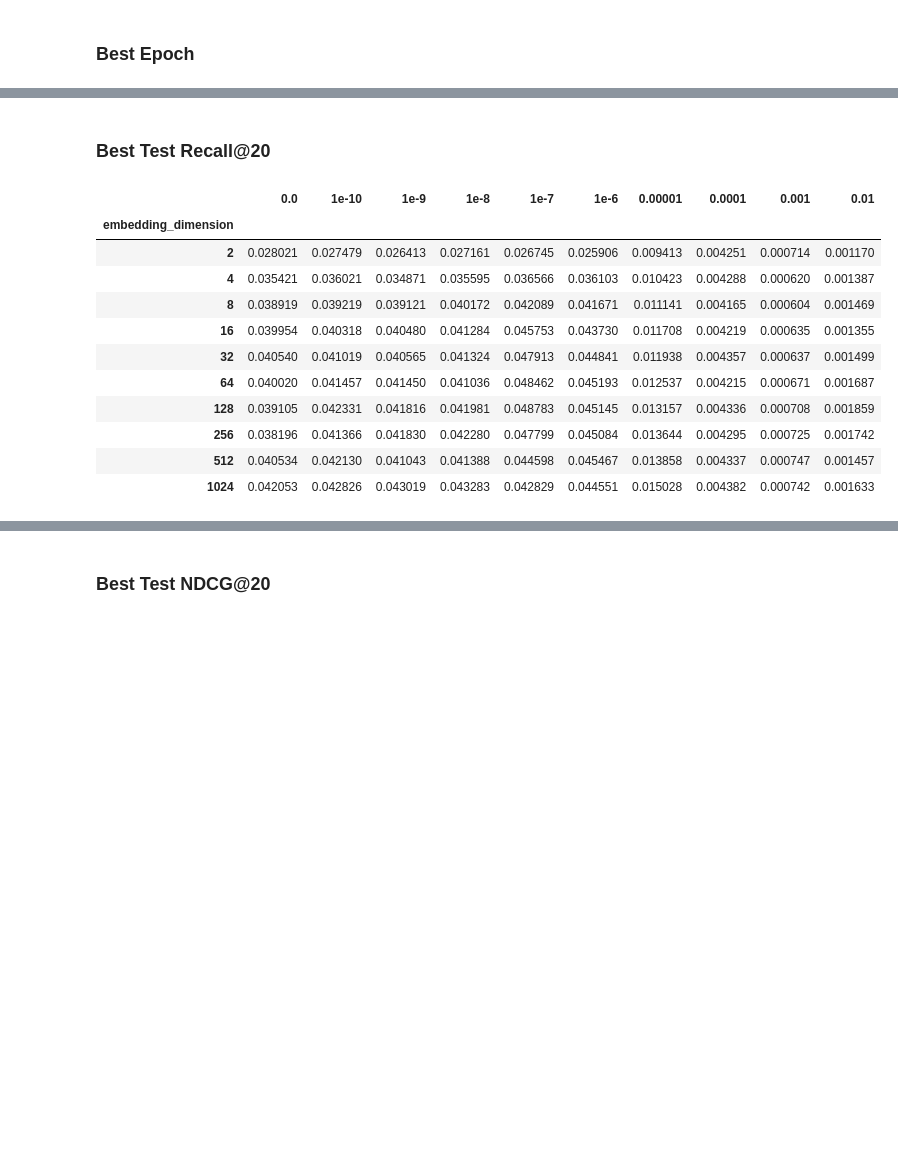
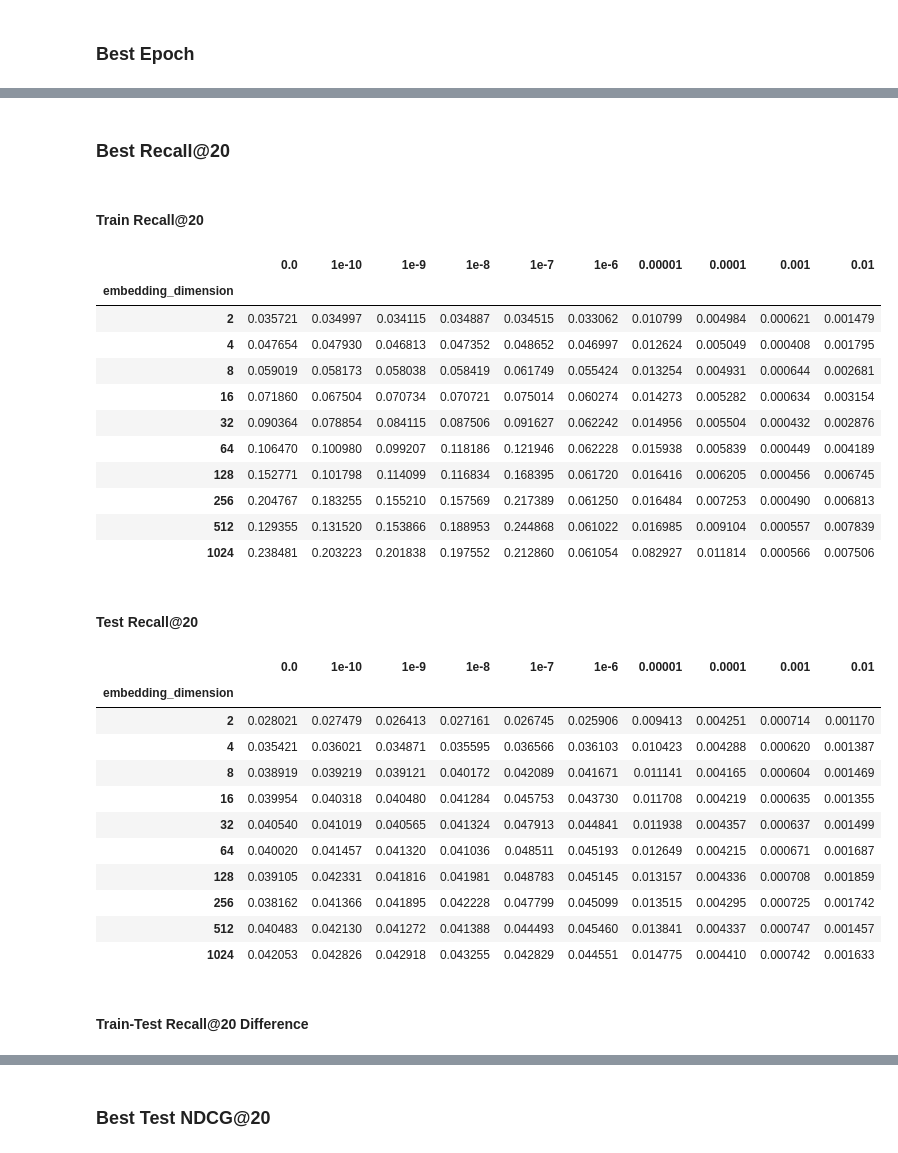
Before and after one commit to chaald/peppermint-matrix, a Jupyter notebook: notebooks/parameter_analysis/mf:regularization.ipynb, the cells around one changed output, grey strips where cells are left out. Saved outputs shown, nothing was run; the diff lists cells and outputs as text; code cells hidden in the pictures; blank space fills up the shorter version.

```diff
--- a/notebooks/parameter_analysis/mf:regularization.ipynb
+++ b/notebooks/parameter_analysis/mf:regularization.ipynb
@@ -316,6 +628,8 @@ experiment_summary = experiment_runs.filter(
     pl.col("best:epoch/epoch").mean(),
     pl.col("best:epoch/test_recall@10").mean(),
     pl.col("best:epoch/test_ndcg@10").mean(),
+    pl.col("best:epoch/train_recall@20").mean(),
+    pl.col("best:epoch/train_ndcg@20").mean(),
     pl.col("best:epoch/test_recall@20").mean(),
     pl.col("best:epoch/test_ndcg@20").mean(),
 ).sort("embedding_dimension", "l2_regularization")
@@ -371,26 +685,59 @@ shape: (10, 11)
 # %% [markdown]
-### Best Test Recall@20
+### Best Recall@20
 # %%
-(
+train_recall = (
+        experiment_summary[["embedding_dimension", "l2_regularization", "best:epoch/train_recall@20"]].pivot(
+        values=["best:epoch/train_recall@20"],
+        index="embedding_dimension",
+        on="l2_regularization"
+    )
+    .to_pandas()
+    .set_index("embedding_dimension")
+)
+
+test_recall = (
     experiment_summary[["embedding_dimension", "l2_regularization", "best:epoch/test_recall@20"]].pivot(
         values=["best:epoch/test_recall@20"],
         index="embedding_dimension",
         on="l2_regularization"
     )
     .to_pandas()
     .set_index("embedding_dimension")
-    .style.background_gradient(cmap="RdYlGn", axis=None)
 )
+
+display(Markdown("#### Train Recall@20"))
+display(train_recall.style.background_gradient(cmap="RdYlGn", axis=None))
+
+display(Markdown("#### Test Recall@20"))
+display(test_recall.style.background_gradient(cmap="RdYlGn", axis=None))
+
+display(Markdown("#### Train-Test Recall@20 Difference"))
+display((train_recall - test_recall).style.background_gradient(cmap="RdYlGn_r", axis=None))
 # %% [output]
+#### Train Recall@20
 |  | 0.0 | 1e-10 | 1e-9 | 1e-8 | 1e-7 | 1e-6 | 0.00001 | 0.0001 | 0.001 | 0.01 |
 | embedding_dimension |  |  |  |  |  |  |  |  |  |  |
-| 2 | 0.028021 | 0.027479 | 0.026413 | 0.027161 | 0.026745 | 0.025906 | 0.009413 | 0.004251 | 0.000714 | 0.001170 |
-| 4 | 0.035421 | 0.036021 | 0.034871 | 0.035595 | 0.036566 | 0.036103 | 0.010423 | 0.004288 | 0.000620 | 0.001387 |
-| 8 | 0.038919 | 0.039219 | 0.039121 | 0.040172 | 0.042089 | 0.041671 | 0.011141 | 0.004165 | 0.000604 | 0.001469 |
-| 16 | 0.039954 | 0.040318 | 0.040480 | 0.041284 | 0.045753 | 0.043730 | 0.011708 | 0.004219 | 0.000635 | 0.001355 |
-| 32 | 0.040540 | 0.041019 | 0.040565 | 0.041324 | 0.047913 | 0.044841 | 0.011938 | 0.004357 | 0.000637 | 0.001499 |
-| 64 | 0.040020 | 0.041457 | 0.041450 | 0.041036 | 0.048462 | 0.045193 | 0.012537 | 0.004215 | 0.000671 | 0.001687 |
-| 128 | 0.039105 | 0.042331 | 0.041816 | 0.041981 | 0.048783 | 0.045145 | 0.013157 | 0.004336 | 0.000708 | 0.001859 |
-| 256 | 0.038196 | 0.041366 | 0.041830 | 0.042280 | 0.047799 | 0.045084 | 0.013644 | 0.004295 | 0.000725 | 0.001742 |
-| 512 | 0.040534 | 0.042130 | 0.041043 | 0.041388 | 0.044598 | 0.045467 | 0.013858 | 0.004337 | 0.000747 | 0.001457 |
-| 1024 | 0.042053 | 0.042826 | 0.043019 | 0.043283 | 0.042829 | 0.044551 | 0.015028 | 0.004382 | 0.000742 | 0.001633 |
+| 2 | 0.035721 | 0.034997 | 0.034115 | 0.034887 | 0.034515 | 0.033062 | 0.010799 | 0.004984 | 0.000621 | 0.001479 |
+| 4 | 0.047654 | 0.047930 | 0.046813 | 0.047352 | 0.048652 | 0.046997 | 0.012624 | 0.005049 | 0.000408 | 0.001795 |
+| 8 | 0.059019 | 0.058173 | 0.058038 | 0.058419 | 0.061749 | 0.055424 | 0.013254 | 0.004931 | 0.000644 | 0.002681 |
+| 16 | 0.071860 | 0.067504 | 0.070734 | 0.070721 | 0.075014 | 0.060274 | 0.014273 | 0.005282 | 0.000634 | 0.003154 |
+| 32 | 0.090364 | 0.078854 | 0.084115 | 0.087506 | 0.091627 | 0.062242 | 0.014956 | 0.005504 | 0.000432 | 0.002876 |
+| 64 | 0.106470 | 0.100980 | 0.099207 | 0.118186 | 0.121946 | 0.062228 | 0.015938 | 0.005839 | 0.000449 | 0.004189 |
+| 128 | 0.152771 | 0.101798 | 0.114099 | 0.116834 | 0.168395 | 0.061720 | 0.016416 | 0.006205 | 0.000456 | 0.006745 |
+| 256 | 0.204767 | 0.183255 | 0.155210 | 0.157569 | 0.217389 | 0.061250 | 0.016484 | 0.007253 | 0.000490 | 0.006813 |
+| 512 | 0.129355 | 0.131520 | 0.153866 | 0.188953 | 0.244868 | 0.061022 | 0.016985 | 0.009104 | 0.000557 | 0.007839 |
+| 1024 | 0.238481 | 0.203223 | 0.201838 | 0.197552 | 0.212860 | 0.061054 | 0.082927 | 0.011814 | 0.000566 | 0.007506 |
+#### Test Recall@20
+|  | 0.0 | 1e-10 | 1e-9 | 1e-8 | 1e-7 | 1e-6 | 0.00001 | 0.0001 | 0.001 | 0.01 |
+| embedding_dimension |  |  |  |  |  |  |  |  |  |  |
+| 2 | 0.028021 | 0.027479 | 0.026413 | 0.027161 | 0.026745 | 0.025906 | 0.009413 | 0.004251 | 0.000714 | 0.001170 |
+| 4 | 0.035421 | 0.036021 | 0.034871 | 0.035595 | 0.036566 | 0.036103 | 0.010423 | 0.004288 | 0.000620 | 0.001387 |
+| 8 | 0.038919 | 0.039219 | 0.039121 | 0.040172 | 0.042089 | 0.041671 | 0.011141 | 0.004165 | 0.000604 | 0.001469 |
+| 16 | 0.039954 | 0.040318 | 0.040480 | 0.041284 | 0.045753 | 0.043730 | 0.011708 | 0.004219 | 0.000635 | 0.001355 |
+| 32 | 0.040540 | 0.041019 | 0.040565 | 0.041324 | 0.047913 | 0.044841 | 0.011938 | 0.004357 | 0.000637 | 0.001499 |
+| 64 | 0.040020 | 0.041457 | 0.041320 | 0.041036 | 0.048511 | 0.045193 | 0.012649 | 0.004215 | 0.000671 | 0.001687 |
+| 128 | 0.039105 | 0.042331 | 0.041816 | 0.041981 | 0.048783 | 0.045145 | 0.013157 | 0.004336 | 0.000708 | 0.001859 |
+| 256 | 0.038162 | 0.041366 | 0.041895 | 0.042228 | 0.047799 | 0.045099 | 0.013515 | 0.004295 | 0.000725 | 0.001742 |
+| 512 | 0.040483 | 0.042130 | 0.041272 | 0.041388 | 0.044493 | 0.045460 | 0.013841 | 0.004337 | 0.000747 | 0.001457 |
+| 1024 | 0.042053 | 0.042826 | 0.042918 | 0.043255 | 0.042829 | 0.044551 | 0.014775 | 0.004410 | 0.000742 | 0.001633 |
+#### Train-Test Recall@20 Difference
```
Also changed, not shown: parts of 97 cells of this notebook, 2 other files.
